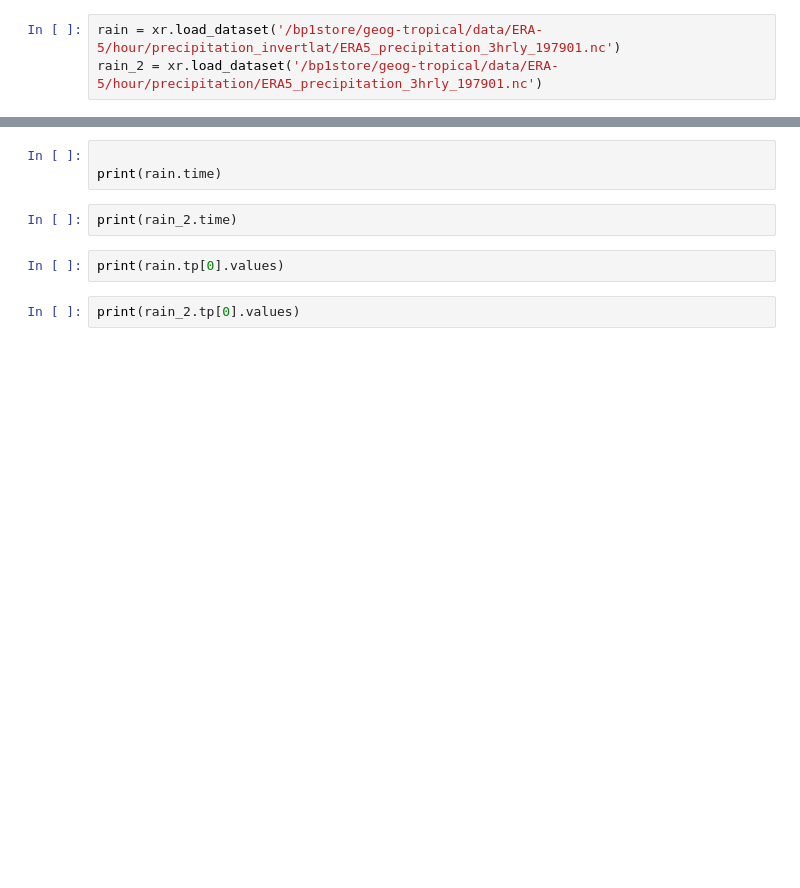
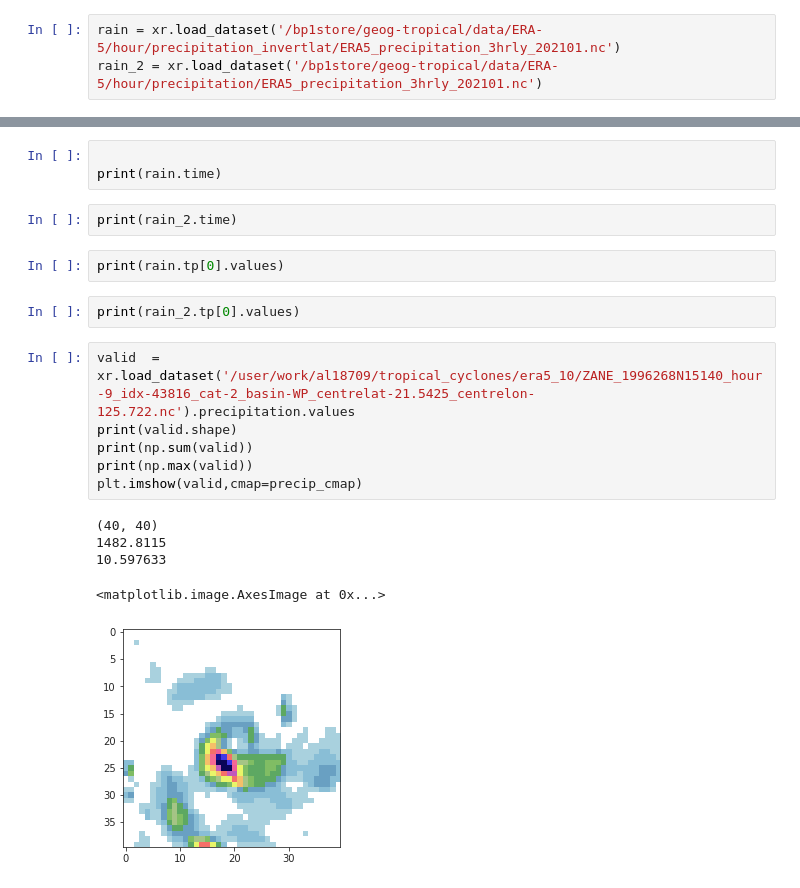
Before and after one commit to vosps/tropical_cyclone, a Jupyter notebook: figures/8_era5 copy.ipynb, the cells around one changed output, grey strips where cells are left out. Saved outputs shown, nothing was run; the diff lists cells and outputs as text; blank space fills up the shorter version.

```diff
--- a/figures/8_era5 copy.ipynb
+++ b/figures/8_era5 copy.ipynb
@@ -196,6 +277,6 @@ plt.imshow(valid[0],cmap=precip_cmap)
 # %%
-rain = xr.load_dataset('/bp1store/geog-tropical/data/ERA-5/hour/precipitation_invertlat/ERA5_precipitation_3hrly_197901.nc')
-rain_2 = xr.load_dataset('/bp1store/geog-tropical/data/ERA-5/hour/precipitation/ERA5_precipitation_3hrly_197901.nc')
+rain = xr.load_dataset('/bp1store/geog-tropical/data/ERA-5/hour/precipitation_invertlat/ERA5_precipitation_3hrly_202101.nc')
+rain_2 = xr.load_dataset('/bp1store/geog-tropical/data/ERA-5/hour/precipitation/ERA5_precipitation_3hrly_202101.nc')
 # %%
 print(np.sum(rain.tp.values))
 print(np.max(rain.tp.values))
@@ -210,3 +296,15 @@ print(rain_2.time)
 print(rain.tp[0].values)
 # %%
 print(rain_2.tp[0].values)
+# %%
+valid  = xr.load_dataset('/user/work/al18709/tropical_cyclones/era5_10/ZANE_1996268N15140_hour-9_idx-43816_cat-2_basin-WP_centrelat-21.5425_centrelon-125.722.nc').precipitation.values
+print(valid.shape)
+print(np.sum(valid))
+print(np.max(valid))
+plt.imshow(valid,cmap=precip_cmap)
+# %% [output]
+(40, 40)
+1482.8115
+10.597633
+<matplotlib.image.AxesImage at 0x...>
+[figure, added]
```
Also changed, not shown: parts of 12 cells of this notebook, 9 other files.
